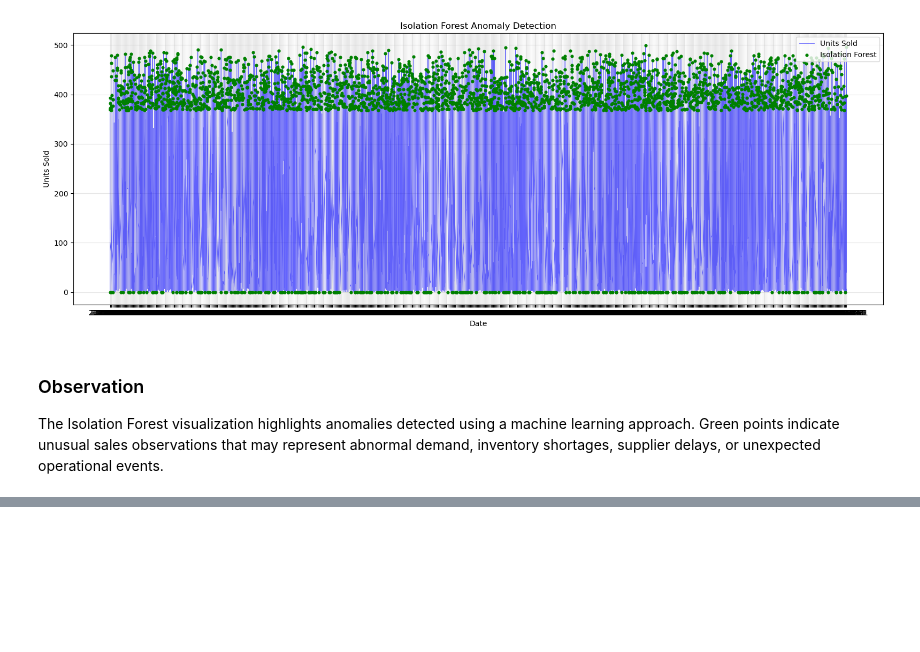
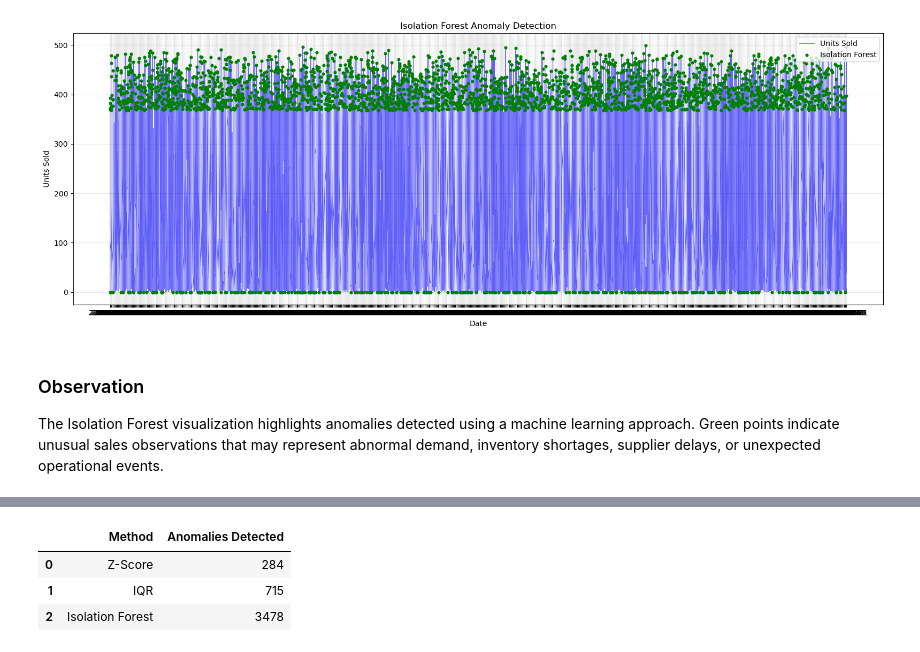
Before and after one commit to dharani-malla/Supply-Chain-Analytics-Demand-Forecasting-Anamoly-Detection, a Jupyter notebook: Week2_Visualization_Validation_Business_Analysis.ipynb, the cells around one changed output, grey strips where cells are left out. Saved outputs shown, nothing was run; the diff lists cells and outputs as text; code cells hidden in the pictures; blank space fills up the shorter version.

```diff
--- a/Week2_Visualization_Validation_Business_Analysis.ipynb
+++ b/Week2_Visualization_Validation_Business_Analysis.ipynb
@@ -246,0 +251,27 @@ The Isolation Forest visualization highlights anomalies detected using a machine
+# %%
+comparison_summary = pd.DataFrame({
+
+    "Method":[
+        "Z-Score",
+        "IQR",
+        "Isolation Forest"
+    ],
+
+    "Anomalies Detected":[
+
+        merged_df["ZScore_Anomaly"].sum(),
+
+        merged_df["IQR_Anomaly"].sum(),
+
+        merged_df["IsolationForest"].sum()
+
+    ]
+
+})
+
+comparison_summary
+# %% [output]
+|  | Method | Anomalies Detected |
+| 0 | Z-Score | 284 |
+| 1 | IQR | 715 |
+| 2 | Isolation Forest | 3478 |
```
Also changed, not shown: parts of 4 cells of this notebook, 1 other file.
